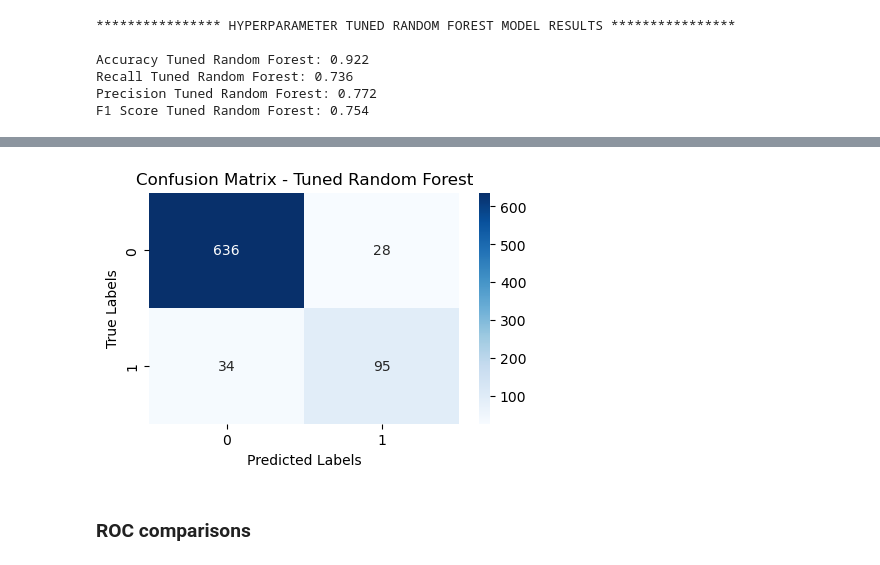
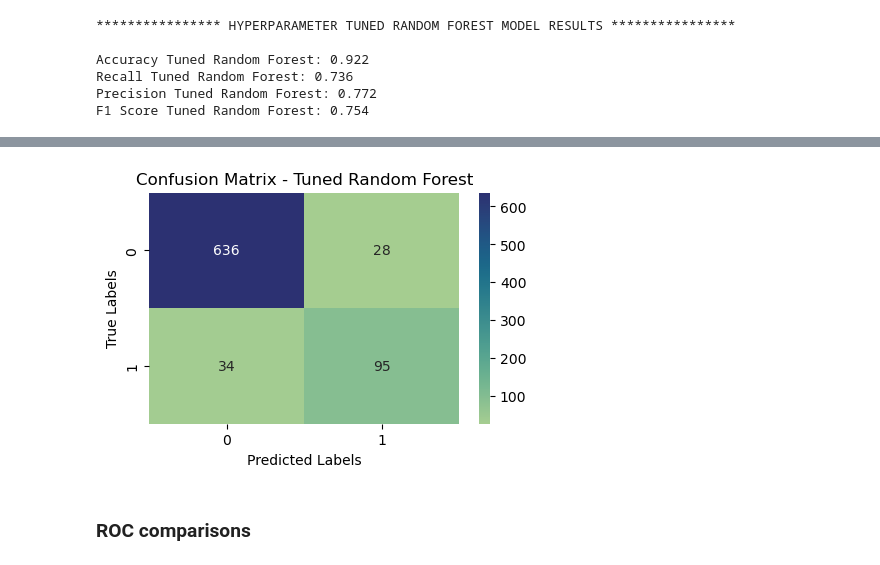
Before and after one commit to billymwangi/telcom-churn-project, a Jupyter notebook: index.ipynb, the cells around one changed output, grey strips where cells are left out. Drawn from its saved outputs; the diff is of its cells as text; code cells hidden in the pictures.

```diff
--- a/index.ipynb
+++ b/index.ipynb
@@ -239,7 +240,0 @@ Explain below charts
-# %%
-for i in categoric_cols:
-    plt.figure(figsize=(10,4))
-    sns.countplot(x=i, hue="churn", data=df,order= df[i].value_counts().iloc[0:15].index)
-    plt.xticks(rotation=90)
-    plt.legend(loc="upper right")
-    plt.show()
@@ -288,7 +302,0 @@ plt.yticks(rotation=0);
-# %%
-corr_matrix = df[numeric_cols].corr()
-#mask = np.triu(np.ones_like(corr_matrix, dtype=bool))
-plt.subplots(figsize=(15,12))
-sns.heatmap(corr_matrix, annot=True, cmap='Purples', square=True,fmt='.0g');
-plt.xticks(rotation=90);
-plt.yticks(rotation=0);
@@ -319,7 +325,0 @@ Shape after filtering: (3169, 20)
-# %%
-corr_matrix = df_filtered[numeric_cols].corr()
-#mask = np.triu(np.ones_like(corr_matrix, dtype=bool))
-plt.subplots(figsize=(15,12))
-sns.heatmap(corr_matrix, annot=True, cmap='Blues', square=True,fmt='.0g');
-plt.xticks(rotation=90);
-plt.yticks(rotation=0);
@@ -616,12 +593,12 @@ F1 Score Tuned Random Forest: 0.754
 # %%
 cm_rf_final = confusion_matrix(y_test, y_pred_final)
 f, ax= plt.subplots(1,1,figsize=(5,3))
-sns.heatmap(cm_rf_final, annot=True, cmap='Blues', fmt='g', ax=ax)
+sns.heatmap(cm_rf_final, annot=True, cmap='crest', fmt='g', ax=ax)
 ax.set_xlabel('Predicted Labels'); ax.set_ylabel('True Labels') ; ax.set_title('Confusion Matrix - Tuned Random Forest')
 ax.xaxis.set_ticklabels(['0', '1']) ; ax.yaxis.set_ticklabels(['0', '1'])
 plt.show()
 # %% [output]
-[figure, old version]
+[figure, new version]
 # %% [markdown]
 ### ROC comparisons
 # %%
```
Also changed, not shown: parts of 78 cells of this notebook.
